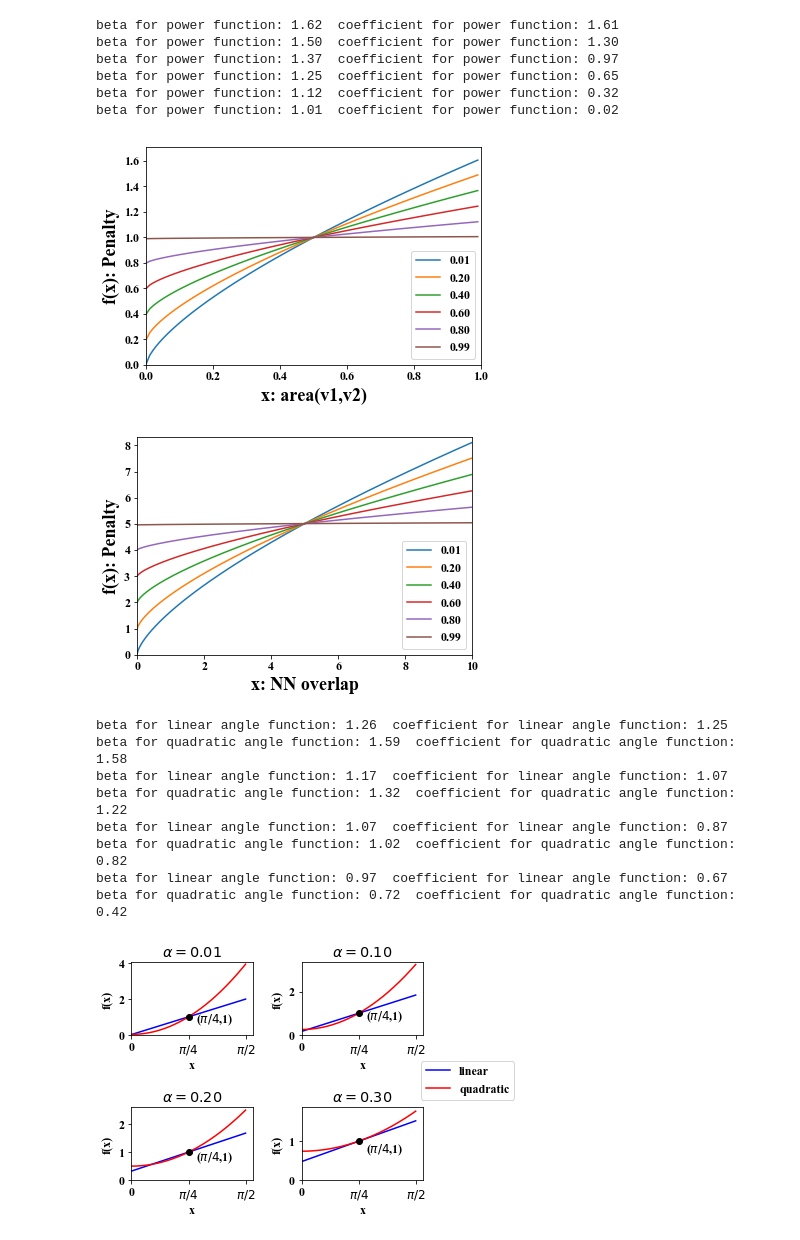
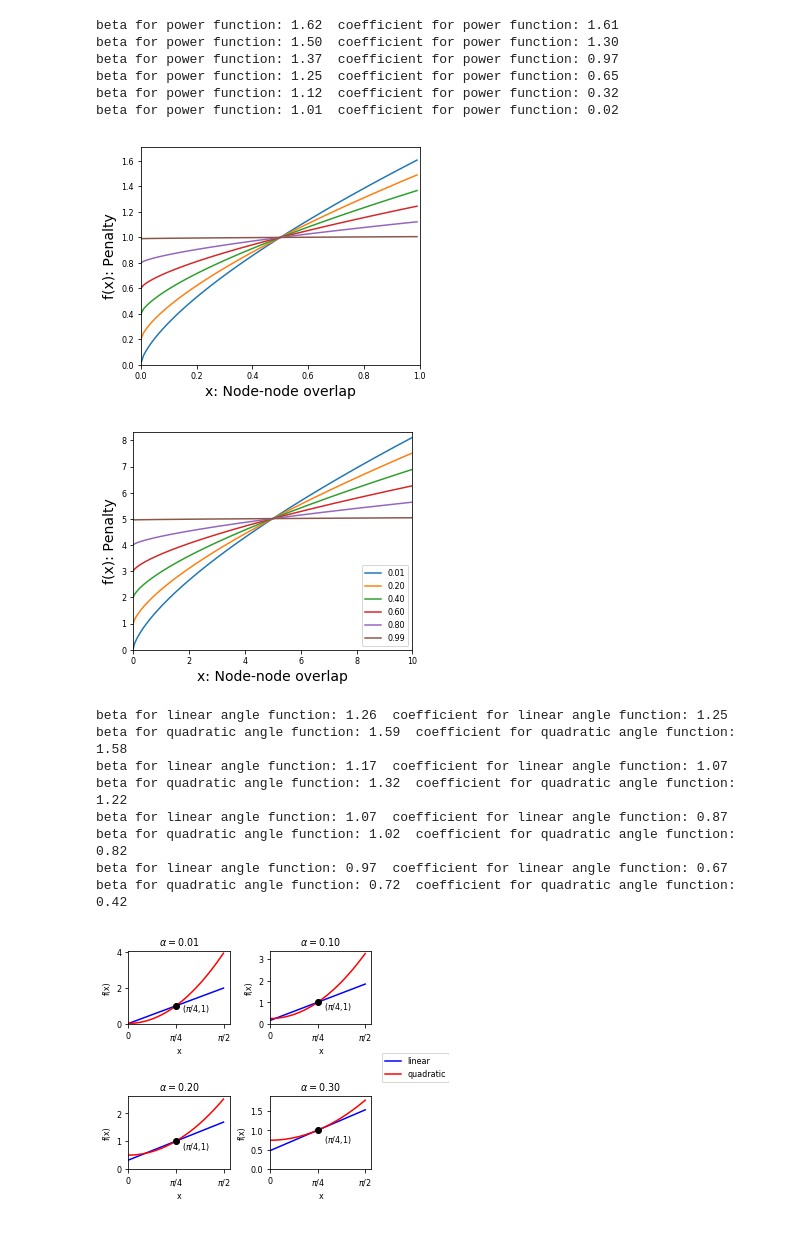
Before and after one commit to zipengliu/sprawlter-metrics, a Jupyter notebook: scripts/analysis/function plot.ipynb, the cells around one changed output. Saved outputs shown, nothing was run; the diff lists cells and outputs as text; code cells hidden in the pictures.

Commit message:
Changes for pacificvis 2020

```diff
--- a/scripts/analysis/function plot.ipynb
+++ b/scripts/analysis/function plot.ipynb
@@ -5,7 +5,7 @@ import math
 import matplotlib.pyplot as plt
 %matplotlib inline
 # %%
-plt.rcParams.update({'font.size': 12, 'font.serif': 'Times'})
+plt.rcParams.update({'font.size': 8, 'font.family': 'serif', 'font.serif': ['Times'], 'figure.figsize': (5,4)})
 # %%
 alphas = [0.01, 0.2, 0.4, 0.6, 0.8, 0.99]
 # %%
@@ -26,18 +26,18 @@ beta for power function: 1.01  coefficient for power function: 0.02
 # %%
 # NN alpha plot
 M = 1
 x_values = np.arange(0, M, 0.01)
 plt.axis([0, M, 0, funcs[0](x_values[-1], M) + 0.1])
 for i in range(6):
     f = funcs[i]
     plt.plot(x_values, [f(x, M) for x in x_values], label='{:.2f}'.format(alphas[i]))
-plt.legend(loc='lower right')
-plt.xlabel('x: area(v1,v2)', fontsize='18')
-plt.ylabel('f(x): Penalty', fontsize='18')
-plt.savefig('../../../images/param-alpha-m1.eps', bbox_inches='tight', pad_inches=0.05)
+#plt.legend(loc='lower right')
+plt.xlabel('x: Node-node overlap', fontsize='14')
+plt.ylabel('f(x): Penalty', fontsize='14')
+plt.savefig('../../../pacificvis20-submission/images/param-alpha-m1.eps', bbox_inches='tight', pad_inches=0.05)
 plt.show()
 # %% [output]
-[figure, old version]
+[figure, new version]
 # %%
 M = 10
 x_values = np.arange(0, M, 0.01)
@@ -46,12 +46,12 @@ for i in range(6):
     f = funcs[i]
     plt.plot(x_values, [f(x, M) for x in x_values], label='{:.2f}'.format(alphas[i]))
 plt.legend(loc='lower right')
-plt.xlabel('x: NN overlap', fontsize='18')
-plt.ylabel('f(x): Penalty', fontsize='18')
-plt.savefig('../../../images/param-alpha-m10.eps', bbox_inches='tight', pad_inches=0.05)
+plt.xlabel('x: Node-node overlap', fontsize='14')
+plt.ylabel('f(x): Penalty', fontsize='14')
+plt.savefig('../../../pacificvis20-submission/images/param-alpha-m10.eps', bbox_inches='tight', pad_inches=0.05)
 plt.show()
 # %% [output]
-[figure, old version]
+[figure, new version]
 # %%
 def get_angle_linear_func(alpha):
     beta = 4 / math.pi - alpha
@@ -89,7 +89,7 @@ for i, a in enumerate(alphas):
 
 plt.subplots_adjust(right=0.8, hspace=1, wspace=0.4)
 fig.legend([line1[0], line2[0]], ['linear', 'quadratic'], loc='center right', borderaxespad=0.1,)
-fig.savefig('../../../images/param-gamma.eps', bbox_inches='tight', pad_inches=0.05)
+fig.savefig('../../../pacificvis20-submission/images/param-gamma.eps', bbox_inches='tight', pad_inches=0.05)
 plt.show()
 # %% [output]
 beta for linear angle function: 1.26  coefficient for linear angle function: 1.25
@@ -100,4 +100,4 @@ beta for linear angle function: 1.07  coefficient for linear angle function: 0.8
 beta for quadratic angle function: 1.02  coefficient for quadratic angle function: 0.82
 beta for linear angle function: 0.97  coefficient for linear angle function: 0.67
 beta for quadratic angle function: 0.72  coefficient for quadratic angle function: 0.42
-[figure, old version]
+[figure, new version]
```
Also changed, not shown: 10 other files.
